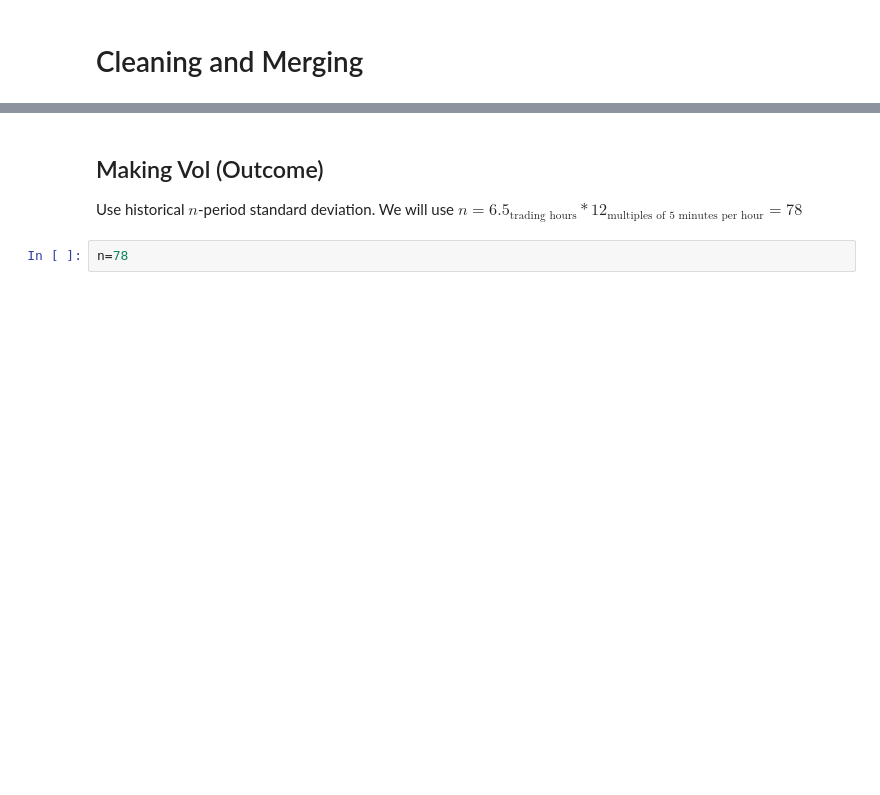
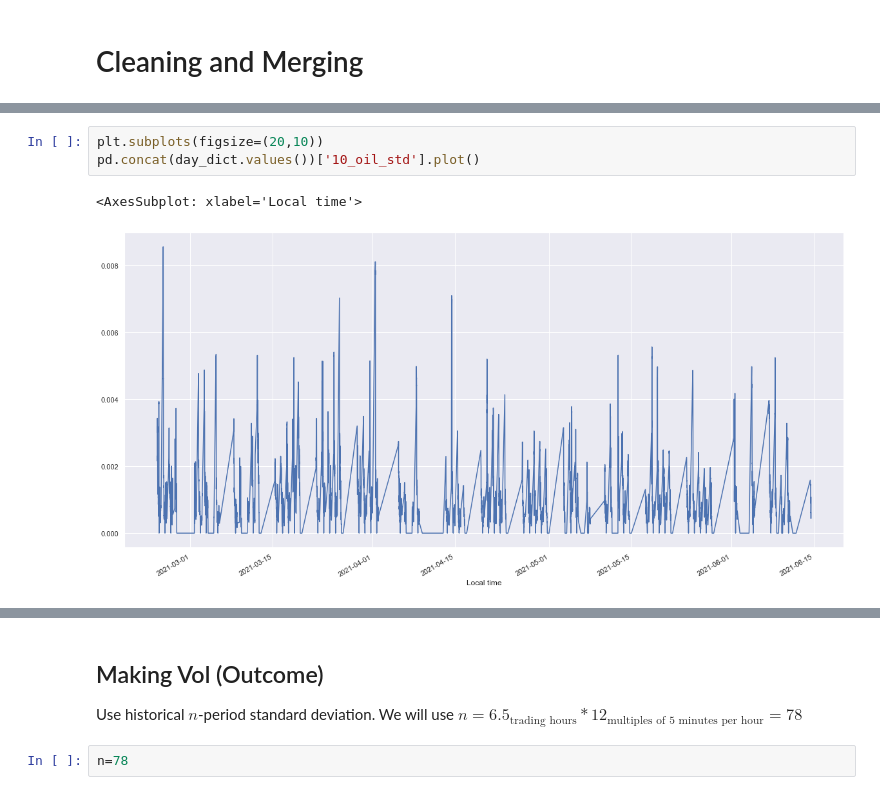
Before and after one commit to sorendunn/Forecasting-Realized-Volatility-for-Crude-Oil-Futures-with-High-Frequency-Data, a Jupyter notebook: Final Project.ipynb, the cells around one changed output, grey strips where cells are left out. Saved outputs shown, nothing was run; the diff lists cells and outputs as text; blank space fills up the shorter version.

```diff
--- a/Final Project.ipynb
+++ b/Final Project.ipynb
@@ -147,0 +226,6 @@ rets[pd.to_datetime('2020-04-03 00:00:00+05:00'):pd.to_datetime('2020-04-07 00:0
+# %%
+plt.subplots(figsize=(20,10))
+pd.concat(day_dict.values())['10_oil_std'].plot()
+# %% [output]
+<AxesSubplot: xlabel='Local time'>
+[figure, added]
```
Also changed, not shown: parts of 46 cells of this notebook.
